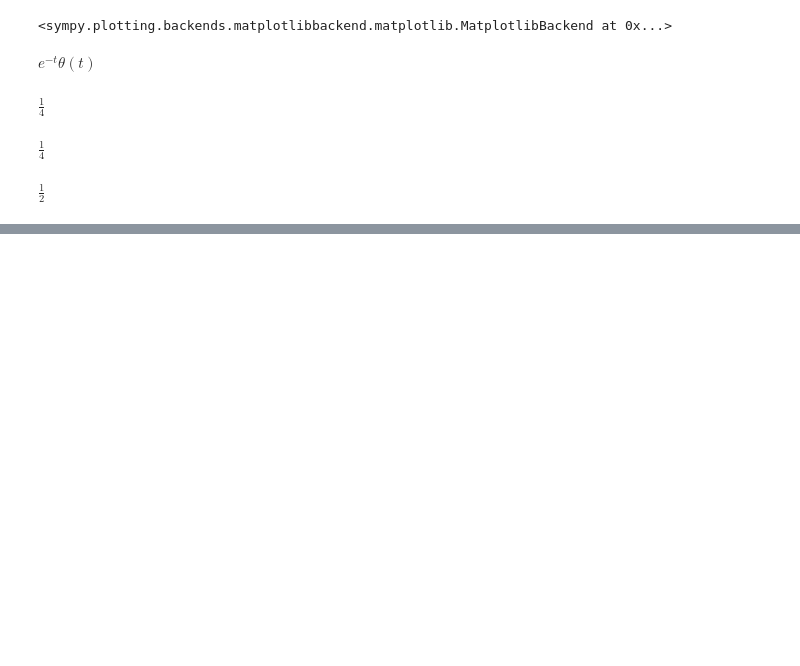
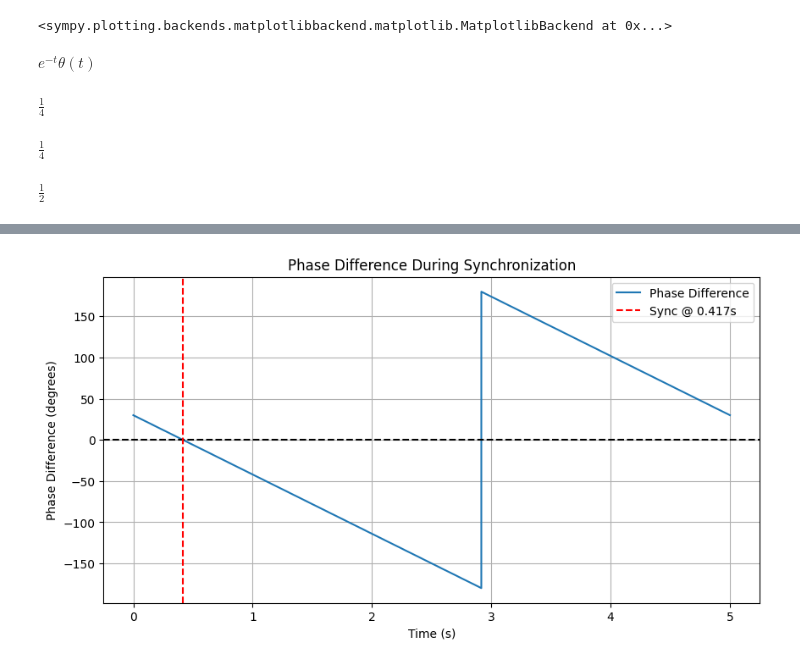
Before and after one commit to ODARI-CHARLES1/Signal_Communication_notebook, a Jupyter notebook: Notebooks/Practices/Untitled.ipynb, the cells around one changed output, grey strips where cells are left out. Cells and saved outputs as stored; diff of their text form; code cells hidden in the pictures; blank space fills up the shorter version.

```diff
--- a/Notebooks/Practices/Untitled.ipynb
+++ b/Notebooks/Practices/Untitled.ipynb
@@ -198,3 +198,90 @@ $\displaystyle \frac{1}{4}$
 sp.integrate(h**2,(t,-sp.oo,sp.oo))
 # %% [output]
 $\displaystyle \frac{1}{2}$
+# %%
+ import numpy as np
+import matplotlib.pyplot as plt
+from matplotlib.animation import FuncAnimation
+
+# -------------------------
+# System Parameters
+# -------------------------
+V = 170                 # Peak voltage (120 Vrms ≈ 170 Vpeak)
+f_bus = 50              # Busbar frequency (Hz)
+f_gen = 49.8            # Incoming alternator frequency (Hz)
+
+phi0 = np.deg2rad(30)   # Initial phase difference
+
+# Simulation time
+t_end = 5
+Fs = 5000
+
+t = np.linspace(0, t_end, int(Fs*t_end))
+
+# Signals
+v_bus = V*np.sin(2*np.pi*f_bus*t)
+v_gen = V*np.sin(2*np.pi*f_gen*t + phi0)
+
+# Instantaneous phase difference
+delta = phi0 + 2*np.pi*(f_gen-f_bus)*t
+
+# Wrap to [-pi, pi]
+delta_wrapped = np.arctan2(np.sin(delta), np.cos(delta))
+
+# Find synchronization instant
+idx_sync = np.argmin(np.abs(delta_wrapped))
+t_sync = t[idx_sync]
+
+print(f"Synchronization occurs at t ≈ {t_sync:.4f} s")
+
+# -------------------------
+# Plot 1: Phase Difference
+# -------------------------
+plt.figure(figsize=(10,5))
+
+plt.plot(t, np.rad2deg(delta_wrapped),
+         label='Phase Difference')
+
+plt.axhline(0,color='k',linestyle='--')
+
+plt.axvline(t_sync,
+            color='r',
+            linestyle='--',
+            label=f'Sync @ {t_sync:.3f}s')
+
+plt.xlabel("Time (s)")
+plt.ylabel("Phase Difference (degrees)")
+plt.title("Phase Difference During Synchronization")
+plt.grid(True)
+plt.legend()
+
+plt.show()
+
+# -------------------------
+# Plot 2: Signals near sync
+# -------------------------
+window = 0.05
+
+mask = (t > t_sync-window) & (t < t_sync+window)
+
+plt.figure(figsize=(10,5))
+
+plt.plot(t[mask],v_bus[mask],
+         label='Busbar Voltage')
+
+plt.plot(t[mask],v_gen[mask],
+         label='Incoming Generator')
+
+plt.axvline(t_sync,
+            color='r',
+            linestyle='--',
+            label='Synchronization')
+
+plt.xlabel("Time (s)")
+plt.ylabel("Voltage (V)")
+plt.title("Waveforms Around Synchronization")
+plt.grid(True)
+plt.legend()
+
+plt.show()
+# %% [output]
@@ -200,0 +289 @@ $\displaystyle \frac{1}{2}$
+[figure, added]
```
Also changed, not shown: parts of 1 cell of this notebook, 1 other file.
